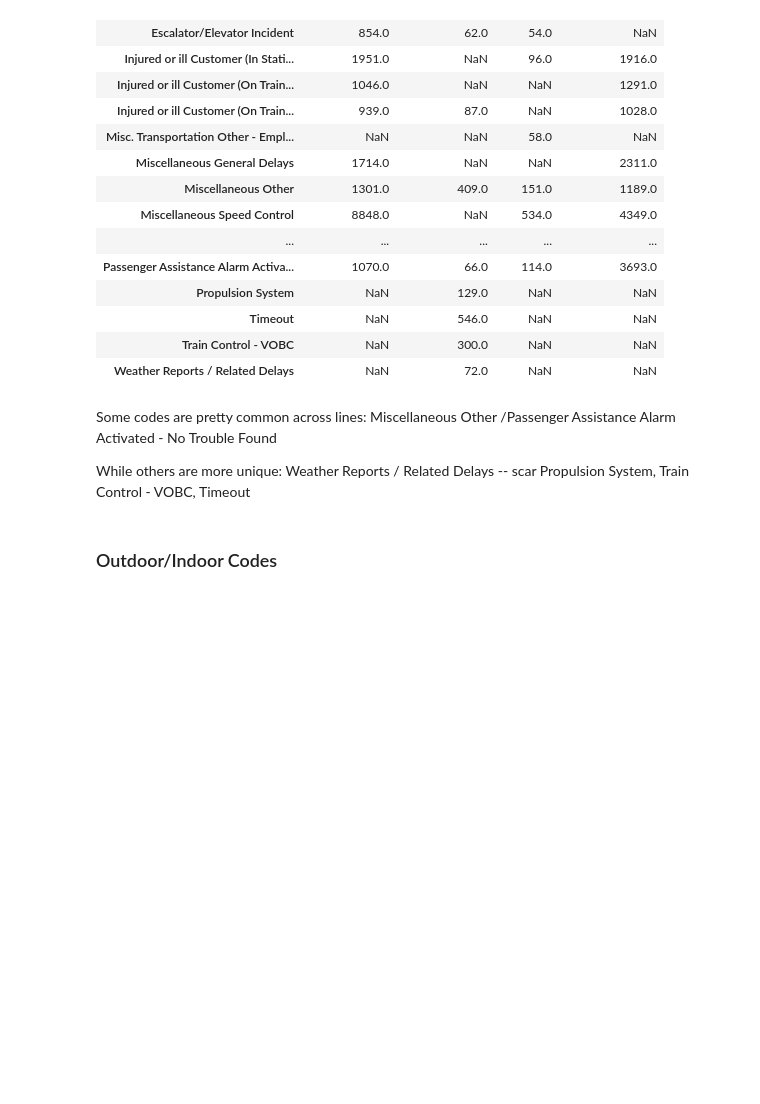
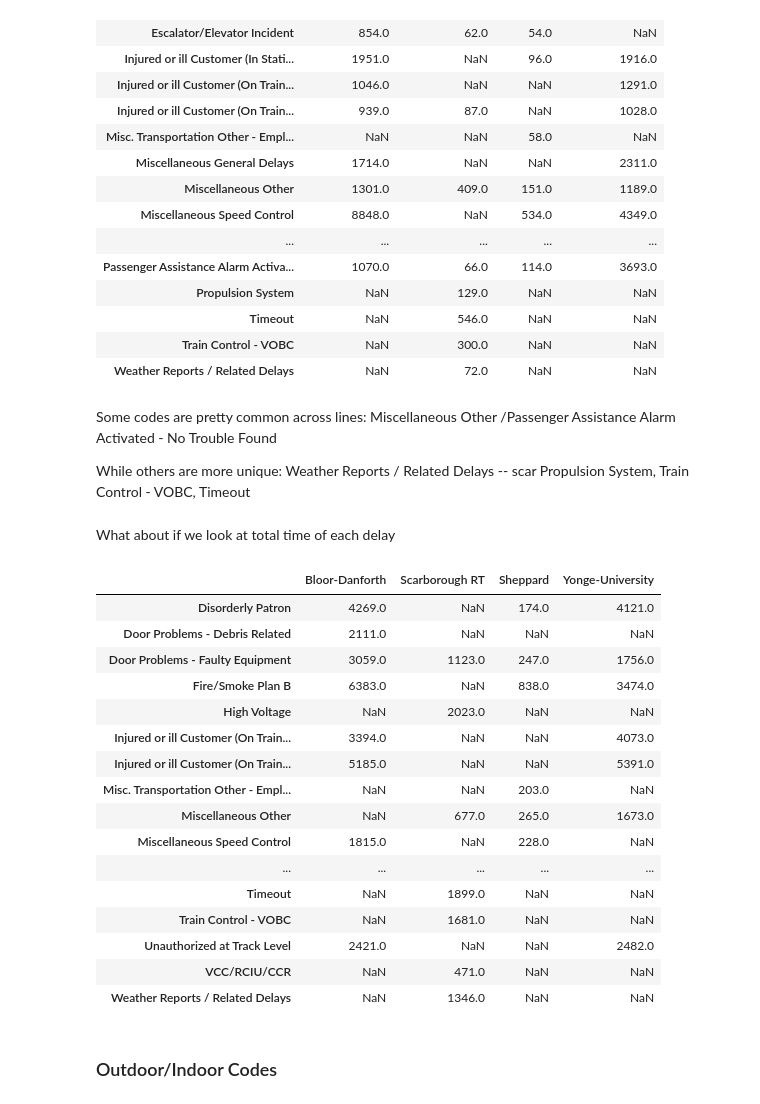
Before and after one commit to cllopes/scs-3250-tcc, a Jupyter notebook: Cindy/Codes.ipynb, the cells around one changed output. Drawn from its saved outputs; the diff is of its cells as text; code cells hidden in the pictures; blank space fills up the shorter version.

```diff
--- a/Cindy/Codes.ipynb
+++ b/Cindy/Codes.ipynb
@@ -78,6 +76,34 @@ Some codes are pretty common across lines: Miscellaneous Other /Passenger Assist
 
 While others are more unique: Weather Reports / Related Delays -- scar
 Propulsion System, Train Control - VOBC, Timeout
+# %% [markdown]
+What about if we look at total time of each delay
+# %%
+groups = ttc.groupby(['Line'], as_index=False)
+final = {}
+for title, g in groups:
+   final[title] = g.groupby('Code Description')['Min Delay'].sum().sort_values(ascending=False).head(10)
+
+final_df = pd.DataFrame(final)
+final_df
+# %% [output]
+|  | Bloor-Danforth | Scarborough RT | Sheppard | Yonge-University |
+| Disorderly Patron | 4269.0 | NaN | 174.0 | 4121.0 |
+| Door Problems - Debris Related | 2111.0 | NaN | NaN | NaN |
+| Door Problems - Faulty Equipment | 3059.0 | 1123.0 | 247.0 | 1756.0 |
+| Fire/Smoke Plan B | 6383.0 | NaN | 838.0 | 3474.0 |
+| High Voltage | NaN | 2023.0 | NaN | NaN |
+| Injured or ill Customer (On Train... | 3394.0 | NaN | NaN | 4073.0 |
+| Injured or ill Customer (On Train... | 5185.0 | NaN | NaN | 5391.0 |
+| Misc. Transportation Other - Empl... | NaN | NaN | 203.0 | NaN |
+| Miscellaneous Other | NaN | 677.0 | 265.0 | 1673.0 |
+| Miscellaneous Speed Control | 1815.0 | NaN | 228.0 | NaN |
+| ... | ... | ... | ... | ... |
+| Timeout | NaN | 1899.0 | NaN | NaN |
+| Train Control - VOBC | NaN | 1681.0 | NaN | NaN |
+| Unauthorized at Track Level | 2421.0 | NaN | NaN | 2482.0 |
+| VCC/RCIU/CCR | NaN | 471.0 | NaN | NaN |
+| Weather Reports / Related Delays | NaN | 1346.0 | NaN | NaN |
 # %% [markdown]
 ### Outdoor/Indoor Codes
 # %%
```
Also changed, not shown: parts of 10 cells of this notebook, 4 other files.
